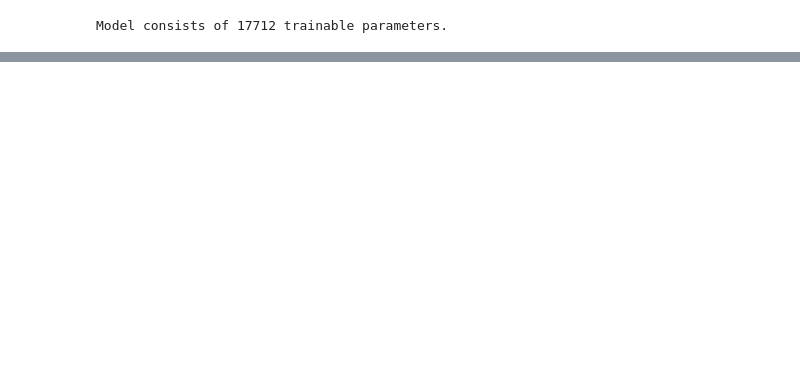
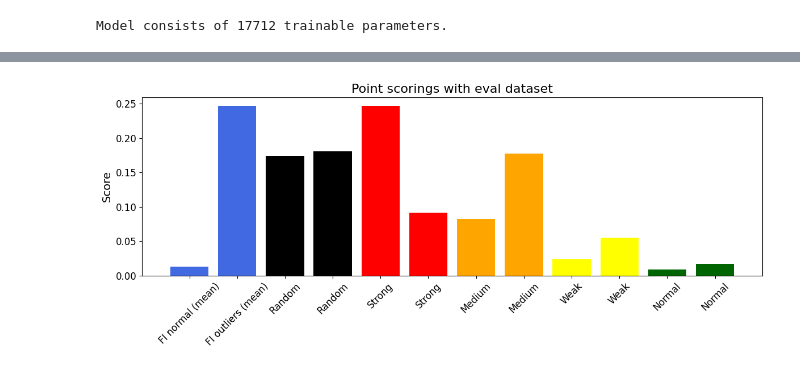
Before and after one commit to jHrdy/vyzkumak, a Jupyter notebook: src/anomaly_detection/deep_learning/autoencoders/testing_ae/lin_ae_testing.ipynb, the cells around one changed output, grey strips where cells are left out. Cells and saved outputs as stored; diff of their text form; code cells hidden in the pictures; blank space fills up the shorter version.

```diff
--- a/src/anomaly_detection/deep_learning/autoencoders/testing_ae/lin_ae_testing.ipynb
+++ b/src/anomaly_detection/deep_learning/autoencoders/testing_ae/lin_ae_testing.ipynb
@@ -110,12 +95,0 @@ plt.show()
-# %%
-randoms = [torch.rand(96) for _ in range(6)]
-
-fig, axes = plt.subplots(3, 2, figsize=(12, 8))
-axes = axes.flatten()
-
-for i, (ax, data) in enumerate(zip(axes, randoms)):
-    ax.bar(range(len(data)), data)
-    ax.set_title(f"Bar plot {i+1}")
-
-plt.tight_layout()
-plt.show()
@@ -131,0 +96,6 @@ plt.show()
+# %%
+import pandas as pd
+from anomaly_detection.config.paths import DATA_DIR
+import os
+
+eval_df = pd.read_parquet(os.path.join(DATA_DIR, 'eval_data', 'eval_dataset.parquet'))
@@ -131,0 +124,2 @@ plt.show()
+# %%
+eval_score = score_points(eval_df['histogram'])
@@ -131,0 +150,42 @@ plt.show()
+# %%
+import numpy as np
+import matplotlib.pyplot as plt
+
+scores = np.array(scores)
+eval_score = np.array(eval_score)
+
+fi_above = scores[scores > 0.2]
+fi_below = scores[scores <= 0.2]
+
+fi_above_mean = fi_above.mean() if len(fi_above) else 0
+fi_below_mean = fi_below.mean() if len(fi_below) else 0
+
+values = [fi_below_mean, fi_above_mean]
+colors = ["royalblue", "royalblue"]
+labels = ["FI normal (mean)", "FI outliers (mean)"]
+
+group_colors = ["black", "red", "orange", "yellow", "darkgreen"]
+group_labels = ["Random", "Strong", "Medium", "Weak", "Normal"]
+
+for i in range(0, len(eval_score), 2):
+    pair = eval_score[i:i+2]
+    group_idx = i // 2
+
+    for val in pair:
+        values.append(val)
+        colors.append(group_colors[group_idx])
+        labels.append(group_labels[group_idx])
+
+plt.figure(figsize=(12, 5))
+plt.title("Point scorings with eval dataset")
+
+x = np.arange(len(values))
+plt.bar(x, values, color=colors)
+
+plt.xticks(x, labels, rotation=45)
+plt.ylabel("Score")
+
+plt.tight_layout()
+plt.show()
+# %% [output]
+[figure, added]
```
Also changed, not shown: parts of 11 cells of this notebook, 5 other files.
